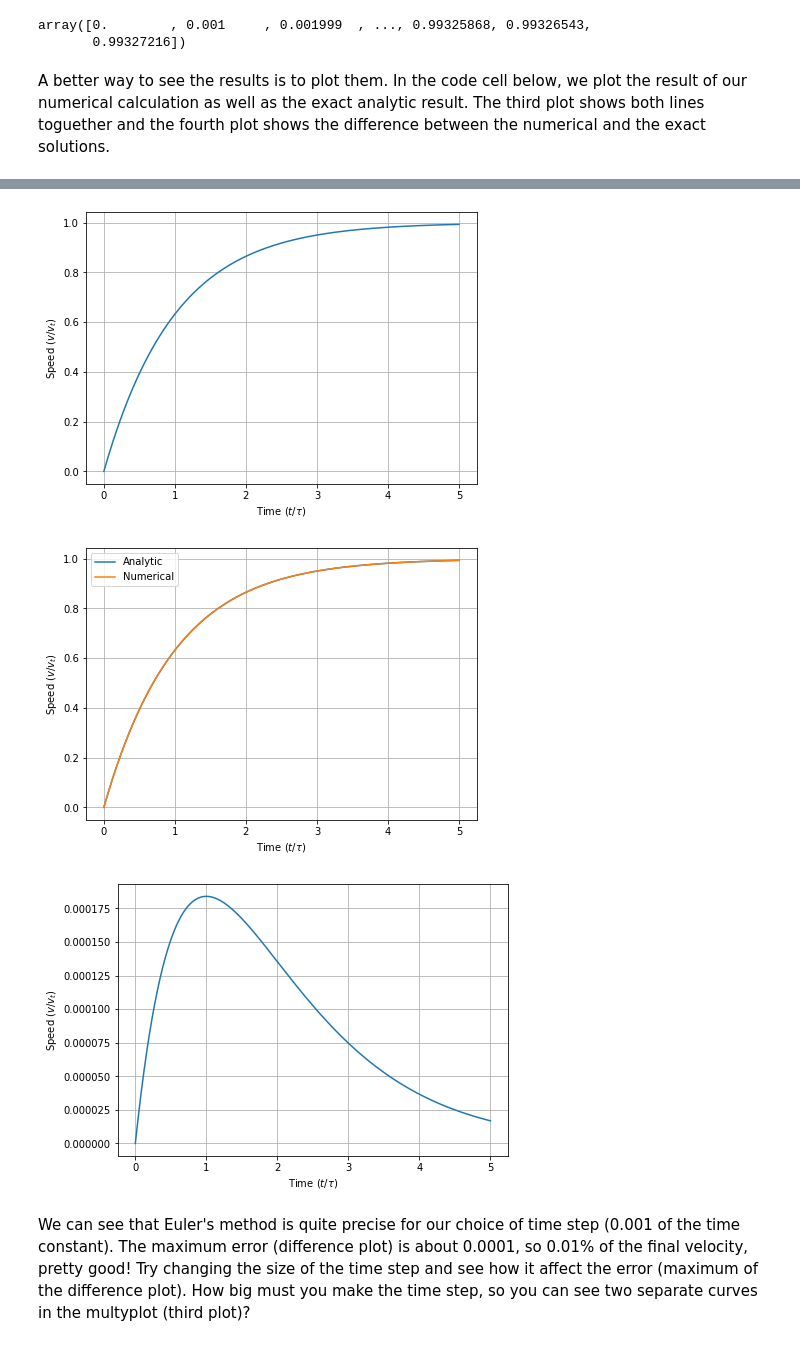
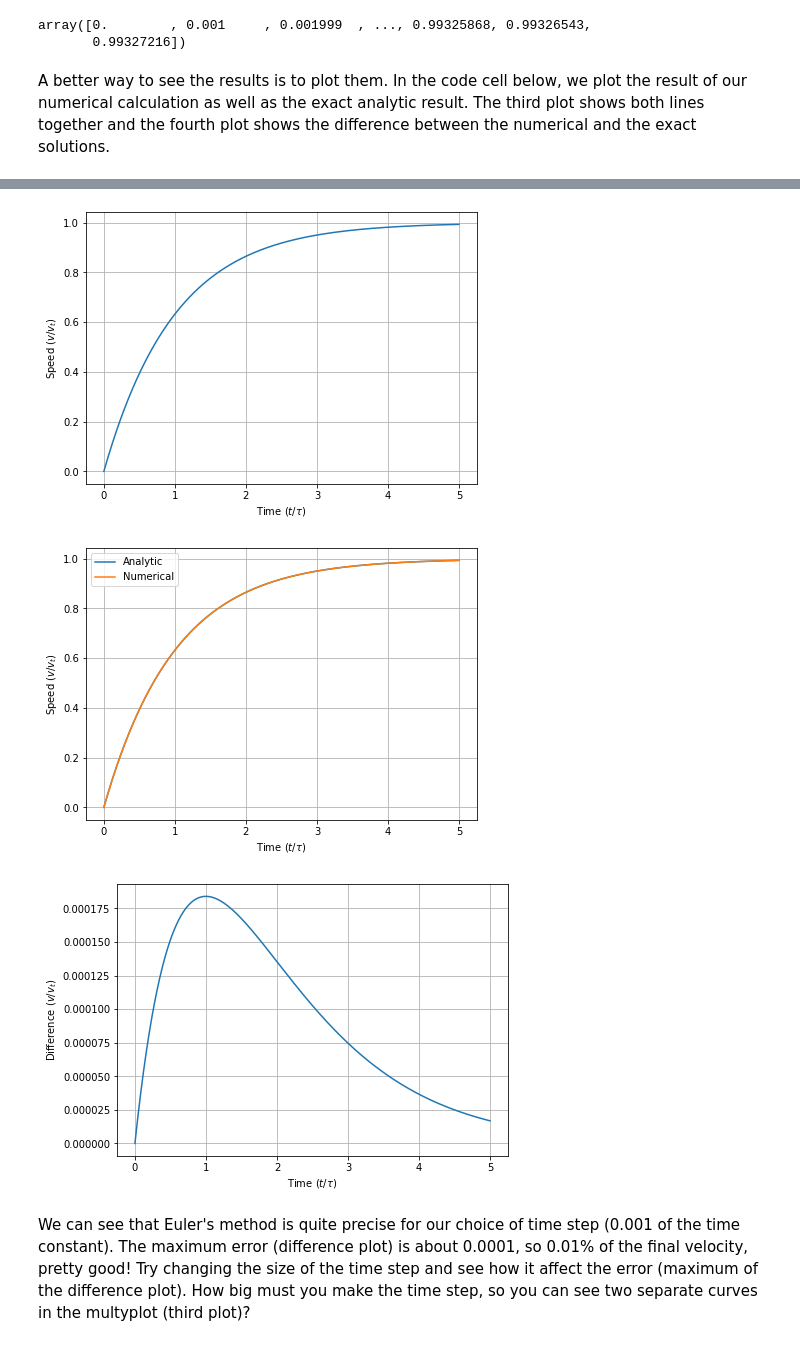
Before and after one commit to fandinomat/computational-mechanics-delivery, a Jupyter notebook: project1.ipynb, the cells around one changed output, grey strips where cells are left out. Drawn from its saved outputs; the diff is of its cells as text; code cells hidden in the pictures.

```diff
--- a/project1.ipynb
+++ b/project1.ipynb
@@ -176,29 +176,29 @@ u
 array([0.        , 0.001     , 0.001999  , ..., 0.99325868, 0.99326543,
        0.99327216])
 # %% [markdown]
-A better way to see the results is to plot them. In the code cell below, we plot the result of our numerical calculation as well as the exact analytic result. The third plot shows both lines toguether and the fourth plot shows the difference between the numerical and the exact solutions.
+A better way to see the results is to plot them. In the code cell below, we plot the result of our numerical calculation as well as the exact analytic result. The third plot shows both lines together and the fourth plot shows the difference between the numerical and the exact solutions.
 # %%
 # This is the analytical solution. We will use it to compare to our numerical solution.
 def linear_analytic_v(u0, T):
     # u0 is the initial velocity in units of terminal velocity
     # T is an array of times in units of the time constant tau
     return (u0 - 1) * np.exp(-T) + 1
 
 # Plot analytic and numerical solutions
 PhysPlot.plot(t, linear_analytic_v(u0,t), r"Time ($t/\tau$)", r"Speed ($v/v_t$)")
 PhysPlot.plot(t, u, r"Time ($t/\tau$)", r"Speed ($v/v_t$)")
 # This is used to plot two or more curves in a single graph. The first argument is the x-axis array,
 # the second argument is a list with as many y-axis arrays as wanted. The third argument is a list of the same size
 # With labels for aech y-axis array. The last two arguments are the axes titles.
 PhysPlot.multiplot(t, [linear_analytic_v(u0, t), u], ["Analytic", "Numerical"], r"Time ($t/\tau$)", r"Speed ($v/v_t$)")
 
 # Plot the difference between Numerical and Analytic Solution.
-PhysPlot.plot(t, u-linear_analytic_v(u0,t), r"Time ($t/\tau$)", r"Speed ($v/v_t$)")
+PhysPlot.plot(t, u-linear_analytic_v(u0,t), r"Time ($t/\tau$)", r"Difference ($v/v_t$)")
 # %% [output]
 [figure]
 [figure]
 [figure]
-[figure, old version]
+[figure, new version]
 # %% [markdown]
 We can see that Euler's method is quite precise for our choice of time step (0.001 of the time constant). The maximum error (difference plot) is about 0.0001, so 0.01% of the final velocity, pretty good! Try changing the size of the time step and see how it affect the error (maximum of the difference plot). How big must you make the time step, so you can see two separate curves in the multyplot (third plot)?
 # %% [markdown]
```
Also changed, not shown: parts of 2 cells of this notebook.
